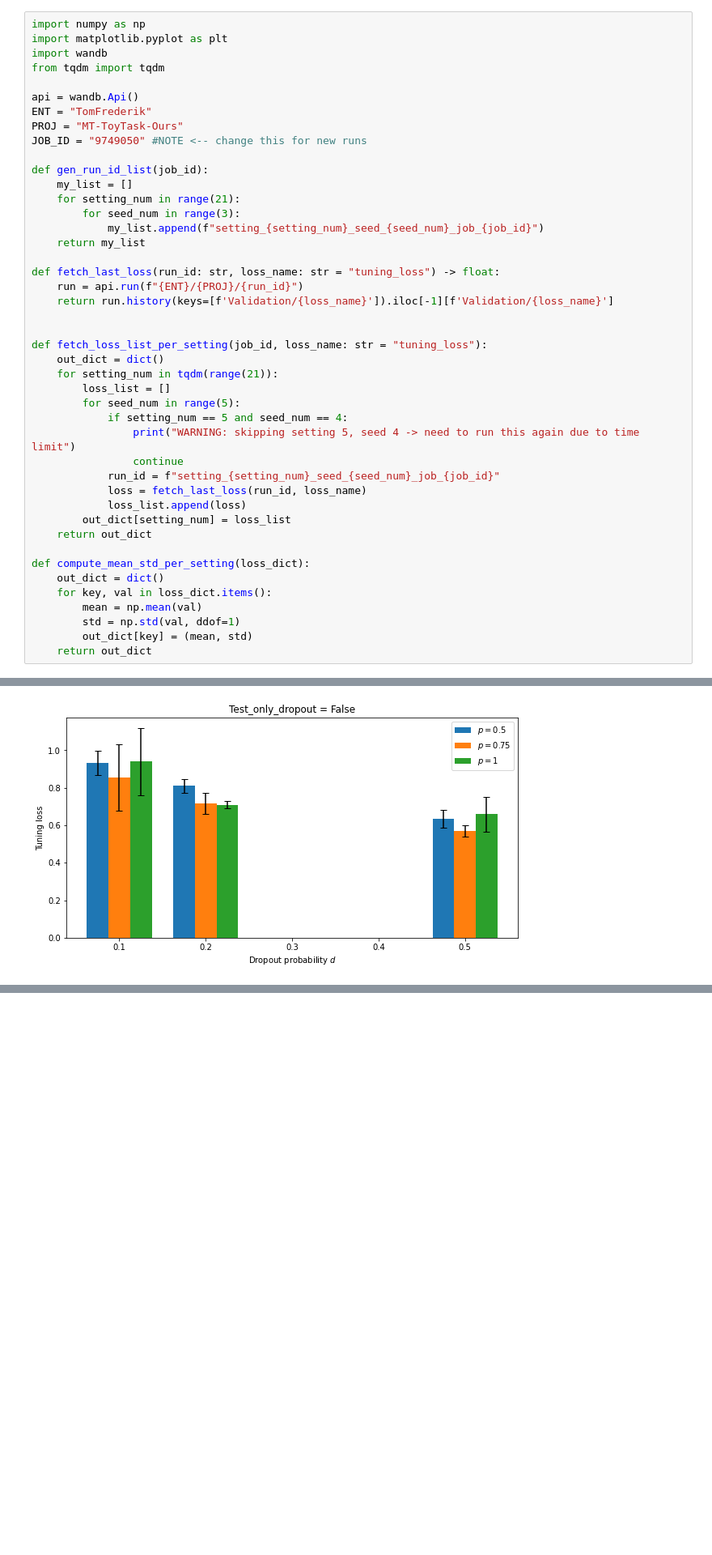
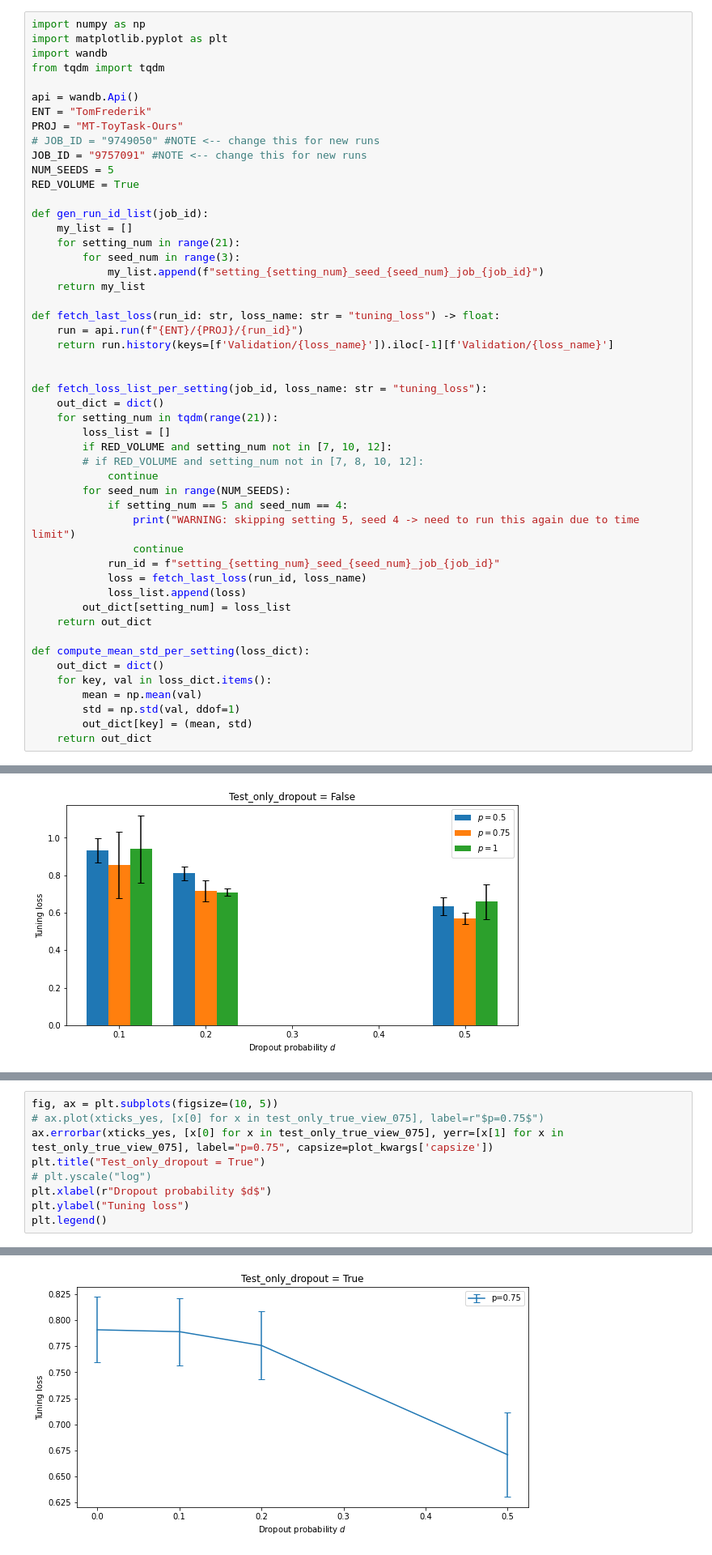
Before and after one commit to TomFrederik/master_thesis, a Jupyter notebook: hmm/plot_generation.ipynb, the cells around one changed output, grey strips where cells are left out. Shown at 81% size. Saved outputs shown, nothing was run; the diff lists cells and outputs as text; blank space fills up the shorter version.

```diff
--- a/hmm/plot_generation.ipynb
+++ b/hmm/plot_generation.ipynb
@@ -7,7 +7,10 @@ from tqdm import tqdm
 api = wandb.Api()
 ENT = "TomFrederik"
 PROJ = "MT-ToyTask-Ours"
-JOB_ID = "9749050" #NOTE <-- change this for new runs
+# JOB_ID = "9749050" #NOTE <-- change this for new runs
+JOB_ID = "9757091" #NOTE <-- change this for new runs
+NUM_SEEDS = 5
+RED_VOLUME = True
 
 def gen_run_id_list(job_id):
     my_list = []
@@ -25,7 +28,10 @@ def fetch_loss_list_per_setting(job_id, loss_name: str = "tuning_loss"):
     out_dict = dict()
     for setting_num in tqdm(range(21)):
         loss_list = []
-        for seed_num in range(5):
+        if RED_VOLUME and setting_num not in [7, 10, 12]:
+        # if RED_VOLUME and setting_num not in [7, 8, 10, 12]:
+            continue
+        for seed_num in range(NUM_SEEDS):
             if setting_num == 5 and seed_num == 4:
                 print("WARNING: skipping setting 5, seed 4 -> need to run this again due to time limit")
                 continue
@@ -106,0 +115,10 @@ plt.legend()
+# %%
+fig, ax = plt.subplots(figsize=(10, 5))
+# ax.plot(xticks_yes, [x[0] for x in test_only_true_view_075], label=r"$p=0.75$")
+ax.errorbar(xticks_yes, [x[0] for x in test_only_true_view_075], yerr=[x[1] for x in test_only_true_view_075], label="p=0.75", capsize=plot_kwargs['capsize'])
+plt.title("Test_only_dropout = True")
+# plt.yscale("log")
+plt.xlabel(r"Dropout probability $d$")
+plt.ylabel("Tuning loss")
+plt.legend()
+# %% [output]
@@ -106,0 +126 @@ plt.legend()
+[figure, added]
```
Also changed, not shown: parts of 5 cells of this notebook, 1 other file.
